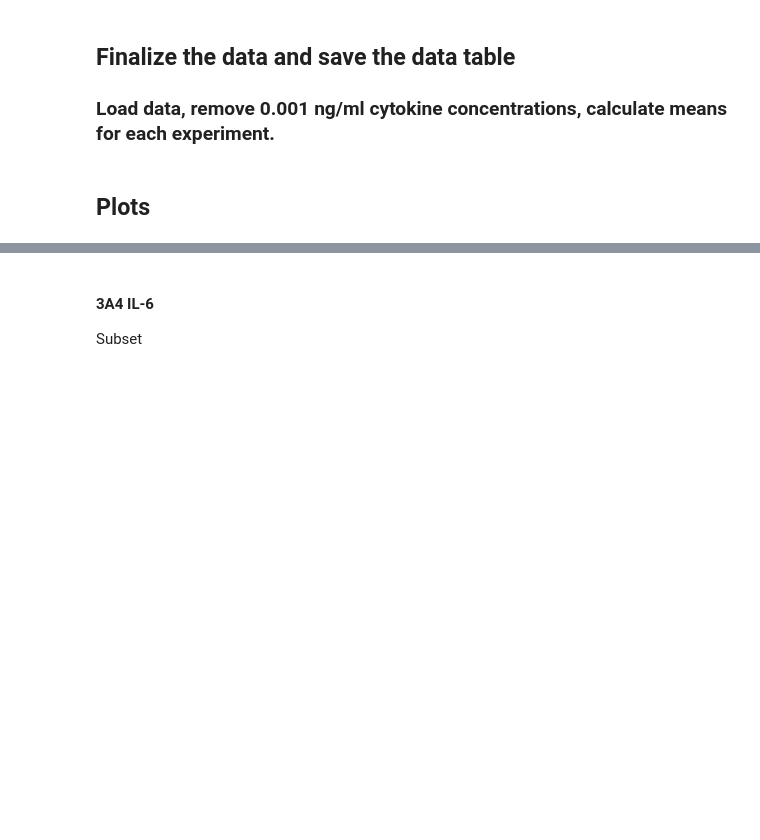
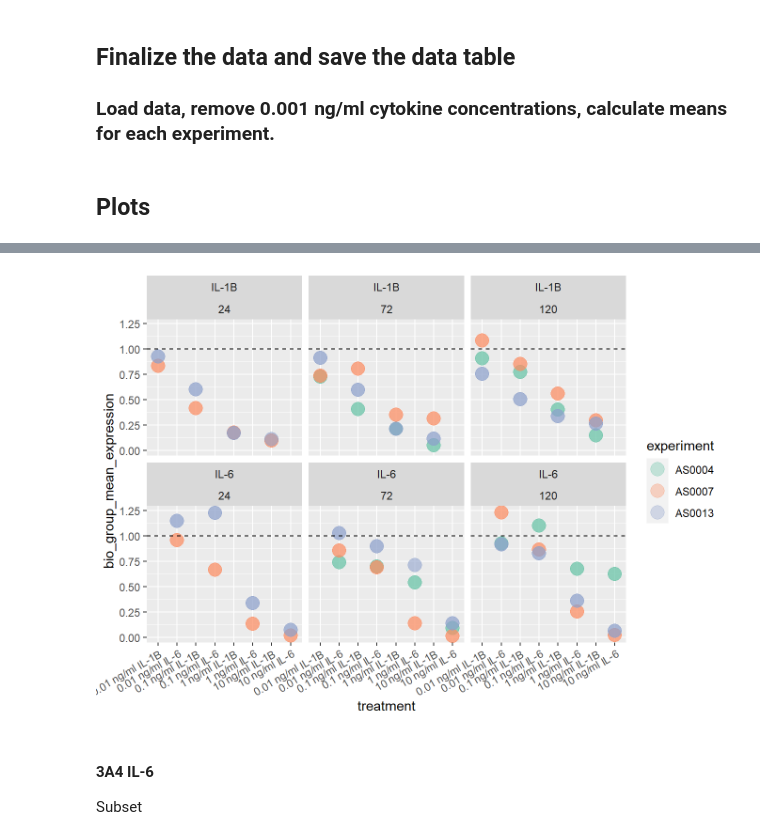
Before and after one commit to andreasludvig/manuscript, a Jupyter notebook: notebooks/qPCR/mRNA.embed.ipynb, the cells around one changed output, grey strips where cells are left out. Saved outputs shown, nothing was run; the diff lists cells and outputs as text; code cells hidden in the pictures; blank space fills up the shorter version.

```diff
--- a/notebooks/qPCR/mRNA.embed.ipynb
+++ b/notebooks/qPCR/mRNA.embed.ipynb
@@ -46,3 +105,19 @@ plot_data <- readRDS(here("notebooks/qPCR/data_final_for_plotting/plot_data.rds"
+# %%
+#| label: fig-CYP3A4_supp
+#| fig-cap: "Relative 3A4 expression facetted on treatment condition and time, ie. mean of each experiment/donor"
+
+ggplot(data = data_3A4,
+       aes(x = treatment,
+           y = bio_group_mean_expression,
+           color = experiment)
+       )+
+  geom_point(size = 5, alpha = 0.35) +
+  geom_hline(yintercept = 1, linetype = "dashed") +
+  scale_color_brewer(palette = "Set2") +
+  facet_wrap(facets = vars(condition, time)) +
+  theme(axis.text.x = element_text(angle = 30, hjust = 1))
+# %% [output]
+[figure, added]
 # %% [markdown]
 #### 3A4 IL-6
 
```
Also changed, not shown: parts of 11 cells of this notebook, 42 other files.
